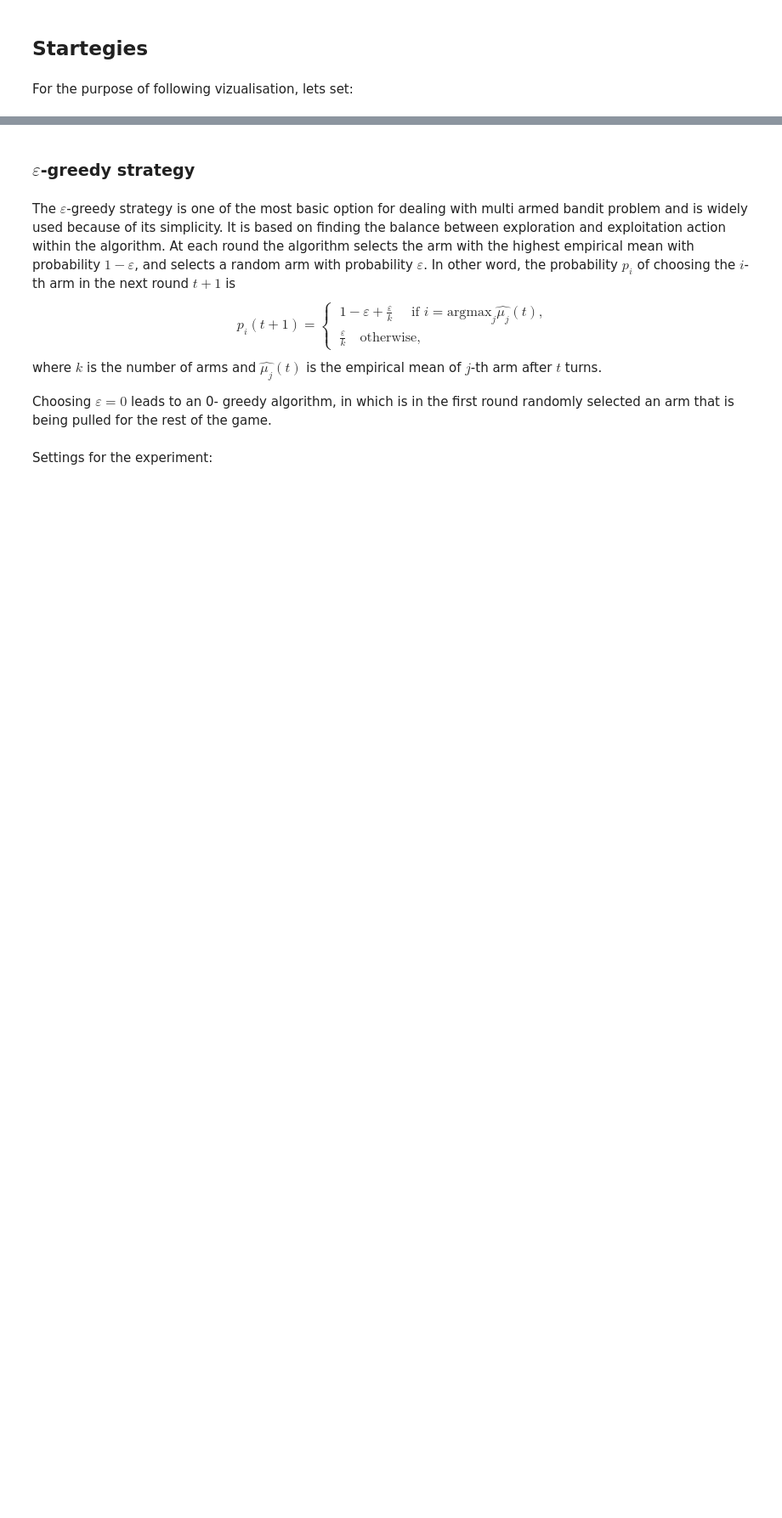
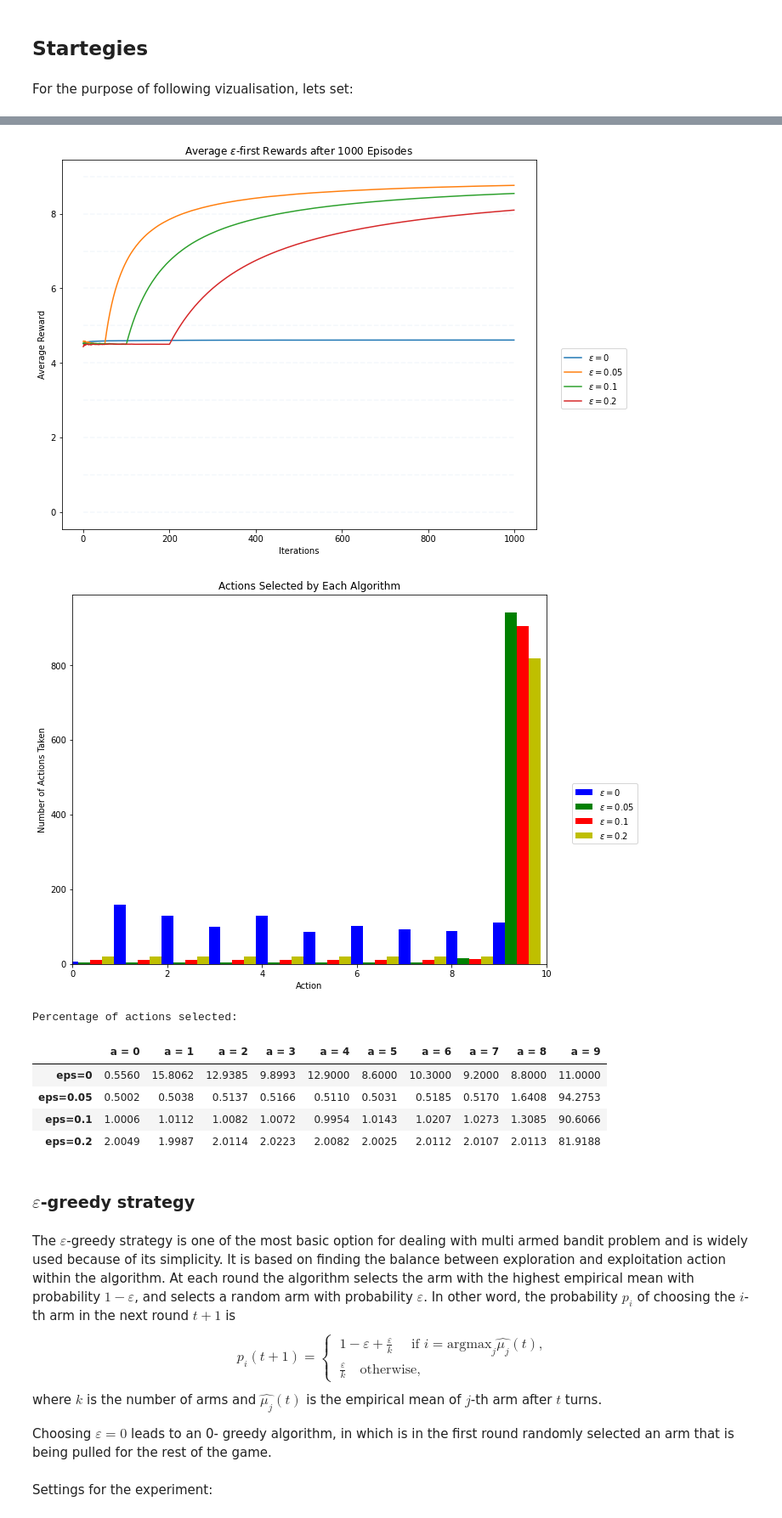
Before and after one commit to lhotaane/MultiArmedBandit, a Jupyter notebook: main.ipynb, the cells around one changed output, grey strips where cells are left out. Shown at 85% size. Drawn from its saved outputs; the diff is of its cells as text; code cells hidden in the pictures; blank space fills up the shorter version.

```diff
--- a/main.ipynb
+++ b/main.ipynb
@@ -39,0 +46,6 @@ mu_input = 'sequence'
+# %%
+# Choose strategies
+eps0=0
+eps1=0.05
+eps2=0.10
+eps3=0.20
@@ -40,3 +100,60 @@ mu_input = 'sequence'
+# %%
+# Plot average rewards
+plt.figure(figsize=(10,8))
+plt.plot(eps_0_rewards, label="$\epsilon=$"+str(eps0))
+plt.plot(eps_1_rewards, label="$\epsilon=$"+str(eps1))
+plt.plot(eps_2_rewards, label="$\epsilon=$"+str(eps2))
+plt.plot(eps_3_rewards, label="$\epsilon=$"+str(eps3))
+for i in range(k):
+    plt.hlines(eps_0.mu[i], xmin=0,
+              xmax=iters, alpha=0.05,
+              linestyle="--")
+plt.legend(bbox_to_anchor=(1.2, 0.5))
+plt.xlabel("Iterations")
+plt.ylabel("Average Reward")
+plt.title("Average $\epsilon$-first Rewards after " +
+     str(episodes) + " Episodes")
+plt.show()
+
+# Counts of actions
+bins = np.linspace(0, k-1, k)
+
+plt.figure(figsize=(10,8))
+plt.bar(bins, eps_0_selection,
+        width = 0.25, color='b',
+        label="$\epsilon=$"+str(eps0))
+plt.bar(bins+0.25, eps_1_selection,
+        width=0.25, color='g',
+        label="$\epsilon=$"+str(eps1))
+plt.bar(bins+0.50, eps_2_selection,
+        width=0.25, color='r',
+        label="$\epsilon=$"+str(eps2))
+plt.bar(bins+0.75, eps_3_selection,
+        width=0.25, color='y',
+        label="$\epsilon=$"+str(eps3))
+plt.legend(bbox_to_anchor=(1.2, 0.5))
+plt.xlim([0,k])
+plt.title("Actions Selected by Each Algorithm")
+plt.xlabel("Action")
+plt.ylabel("Number of Actions Taken")
+plt.show()
+
+opt_per = np.array([eps_0_selection, eps_1_selection,
+                   eps_2_selection, eps_3_selection]) / iters * 100
+df = pd.DataFrame(opt_per, index=['eps='+str(eps0),
+    'eps='+str(eps1), 'eps='+str(eps2), 'eps='+str(eps3)],
+                 columns=["a = " + str(x) for x in range(0, k)])
+print("Percentage of actions selected:")
+df
+# %% [output]
+[figure, added]
+[figure, added]
+Percentage of actions selected:
+|  | a = 0 | a = 1 | a = 2 | a = 3 | a = 4 | a = 5 | a = 6 | a = 7 | a = 8 | a = 9 |
+| eps=0 | 0.5560 | 15.8062 | 12.9385 | 9.8993 | 12.9000 | 8.6000 | 10.3000 | 9.2000 | 8.8000 | 11.0000 |
+| eps=0.05 | 0.5002 | 0.5038 | 0.5137 | 0.5166 | 0.5110 | 0.5031 | 0.5185 | 0.5170 | 1.6408 | 94.2753 |
+| eps=0.1 | 1.0006 | 1.0112 | 1.0082 | 1.0072 | 0.9954 | 1.0143 | 1.0207 | 1.0273 | 1.3085 | 90.6066 |
+| eps=0.2 | 2.0049 | 1.9987 | 2.0114 | 2.0223 | 2.0082 | 2.0025 | 2.0112 | 2.0107 | 2.0113 | 81.9188 |
 # %% [markdown]
 ### $\varepsilon$-greedy strategy
 # %%
```
Also changed, not shown: parts of 4 cells of this notebook, 7 other files.
